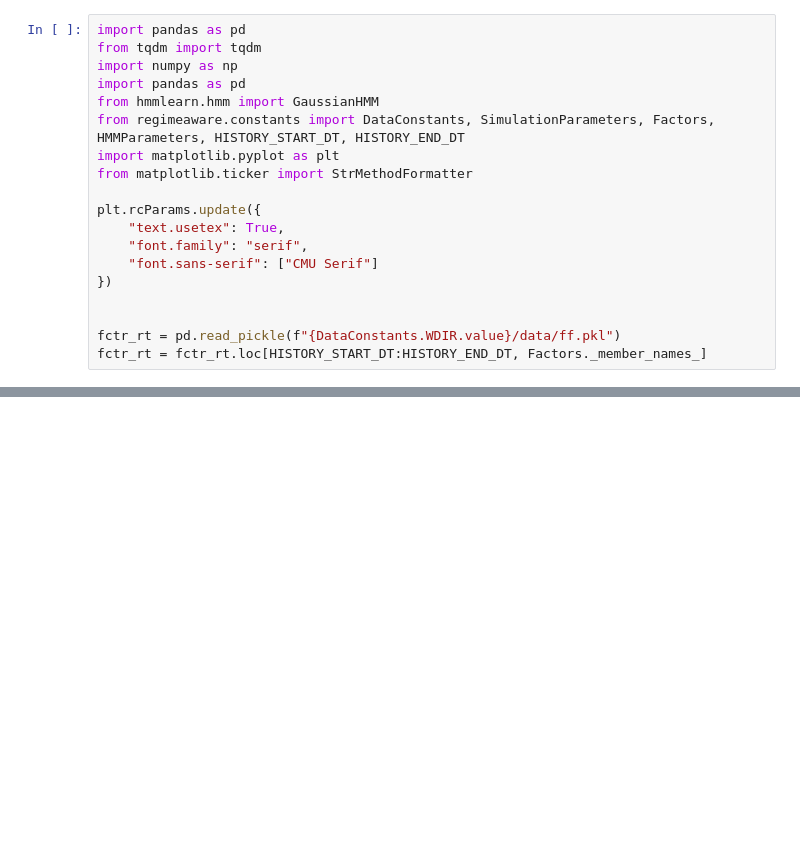
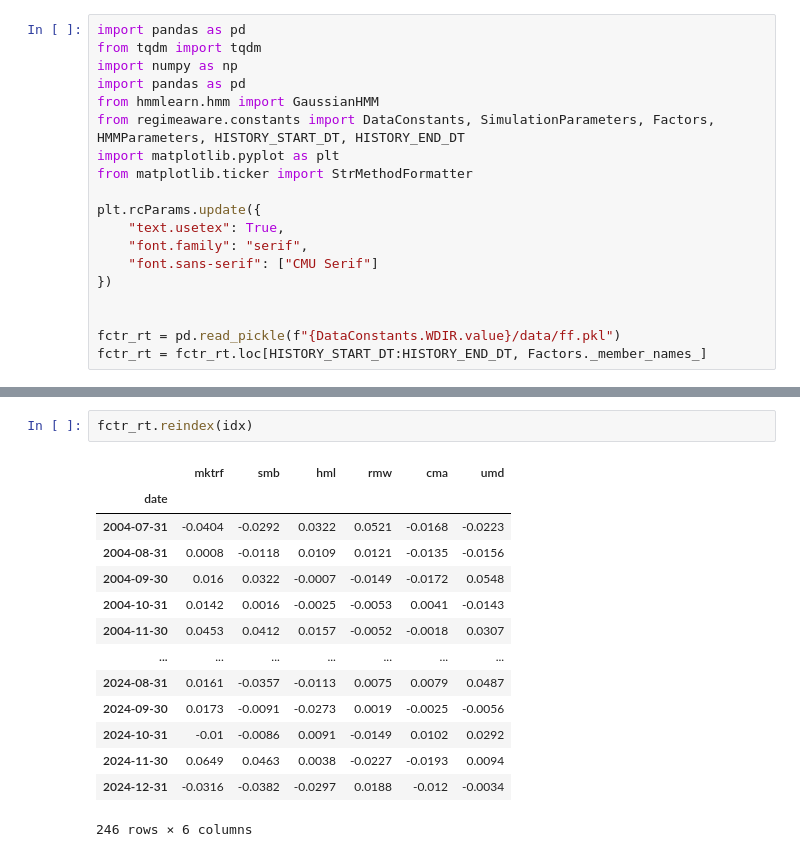
Before and after one commit to fcoibanez/regimeaware, a Jupyter notebook: notebooks/states_determination.ipynb, the cells around one changed output, grey strips where cells are left out. Saved outputs shown, nothing was run; the diff lists cells and outputs as text; blank space fills up the shorter version.

```diff
--- a/notebooks/states_determination.ipynb
+++ b/notebooks/states_determination.ipynb
@@ -76,0 +105,17 @@ plt.show()
+# %%
+fctr_rt.reindex(idx)
+# %% [output]
+|  | mktrf | smb | hml | rmw | cma | umd |
+| date |  |  |  |  |  |  |
+| 2004-07-31 | -0.0404 | -0.0292 | 0.0322 | 0.0521 | -0.0168 | -0.0223 |
+| 2004-08-31 | 0.0008 | -0.0118 | 0.0109 | 0.0121 | -0.0135 | -0.0156 |
+| 2004-09-30 | 0.016 | 0.0322 | -0.0007 | -0.0149 | -0.0172 | 0.0548 |
+| 2004-10-31 | 0.0142 | 0.0016 | -0.0025 | -0.0053 | 0.0041 | -0.0143 |
+| 2004-11-30 | 0.0453 | 0.0412 | 0.0157 | -0.0052 | -0.0018 | 0.0307 |
+| ... | ... | ... | ... | ... | ... | ... |
+| 2024-08-31 | 0.0161 | -0.0357 | -0.0113 | 0.0075 | 0.0079 | 0.0487 |
+| 2024-09-30 | 0.0173 | -0.0091 | -0.0273 | 0.0019 | -0.0025 | -0.0056 |
+| 2024-10-31 | -0.01 | -0.0086 | 0.0091 | -0.0149 | 0.0102 | 0.0292 |
+| 2024-11-30 | 0.0649 | 0.0463 | 0.0038 | -0.0227 | -0.0193 | 0.0094 |
+| 2024-12-31 | -0.0316 | -0.0382 | -0.0297 | 0.0188 | -0.012 | -0.0034 |
+246 rows × 6 columns
```
Also changed, not shown: parts of 5 cells of this notebook.
